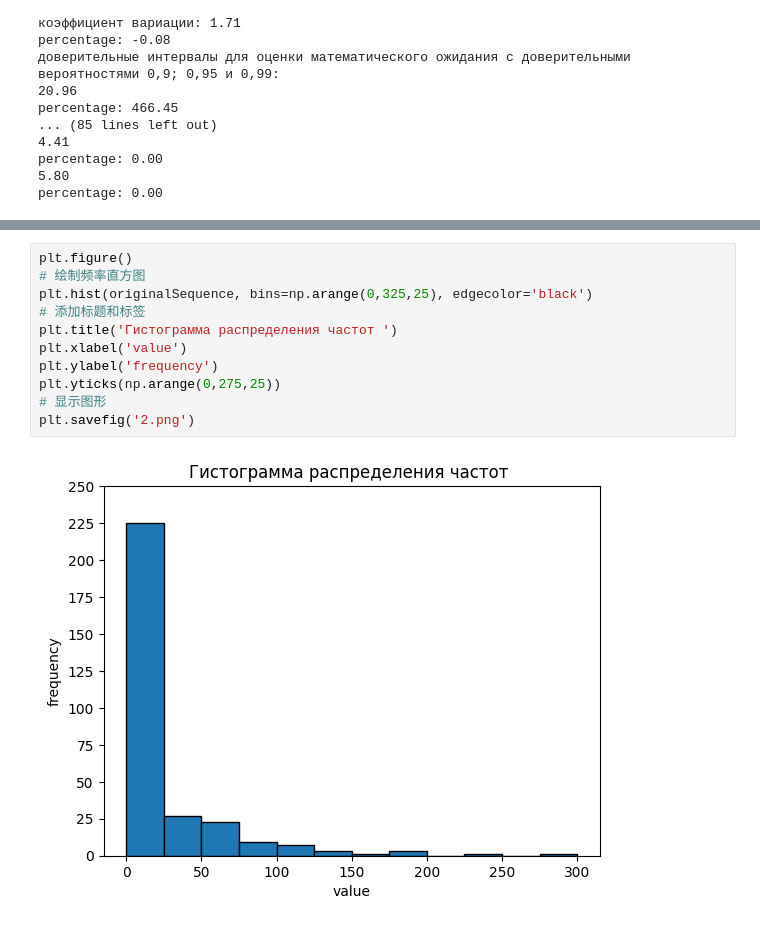
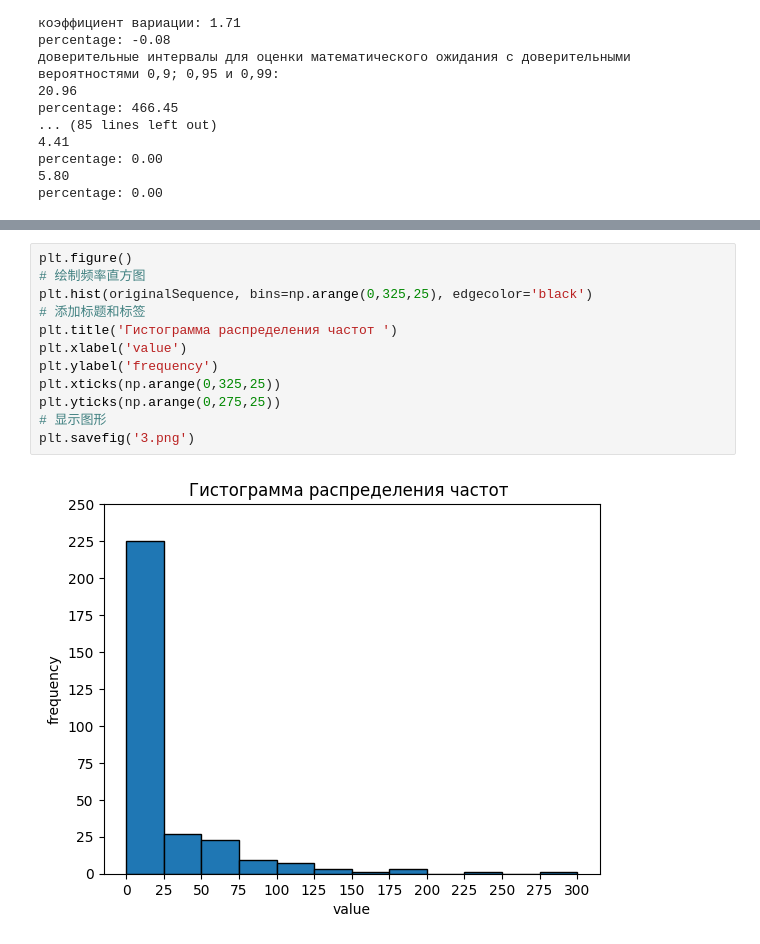
Before and after one commit to Tolia-GH/ITMO-PE, a Jupyter notebook: Modeling/Lab1/Lab1.ipynb, the cells around one changed output, grey strips where cells are left out. Cells and saved outputs as stored; diff of their text form.

```diff
--- a/Modeling/Lab1/Lab1.ipynb
+++ b/Modeling/Lab1/Lab1.ipynb
@@ -165,14 +197,15 @@ plt.savefig('1.png')
 # %%
 plt.figure()
 # 绘制频率直方图
 plt.hist(originalSequence, bins=np.arange(0,325,25), edgecolor='black')
 # 添加标题和标签
 plt.title('Гистограмма распределения частот ')
 plt.xlabel('value')
 plt.ylabel('frequency')
+plt.xticks(np.arange(0,325,25))
 plt.yticks(np.arange(0,275,25))
 # 显示图形
-plt.savefig('2.png')
+plt.savefig('3.png')
 # %% [output]
-[figure, old version]
+[figure, new version]
 # %%
```
Also changed, not shown: parts of 10 cells of this notebook, 15 other files.
